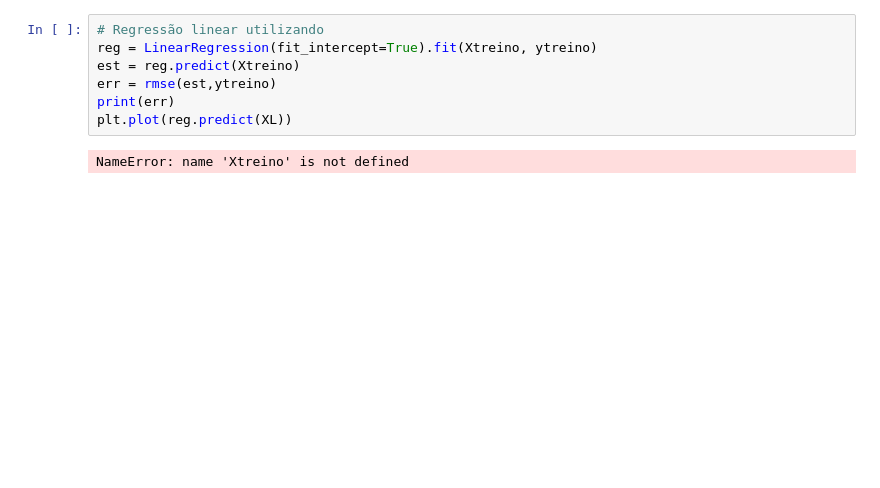
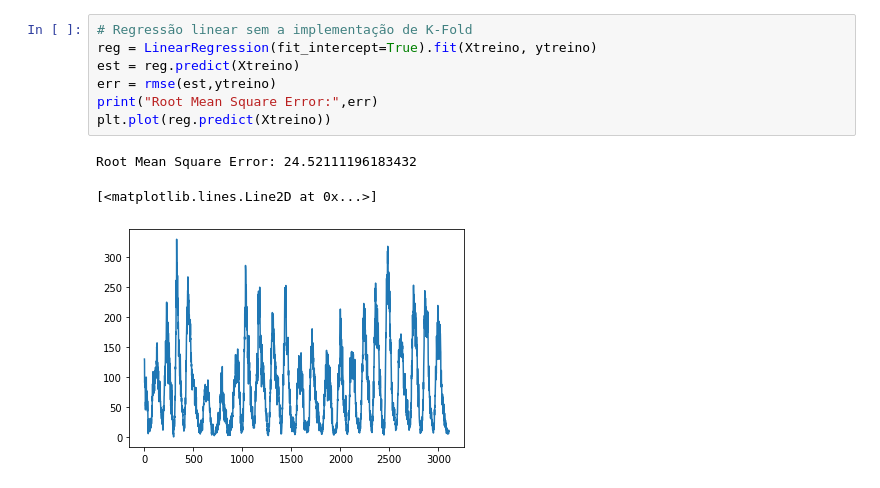
Before and after one commit to marinacer/EFC1, a Jupyter notebook: EFC1.ipynb, the cells around one changed output. Drawn from its saved outputs; the diff is of its cells as text; blank space fills up the shorter version.

```diff
--- a/EFC1.ipynb
+++ b/EFC1.ipynb
@@ -44,11 +45,13 @@ ytreino = y[:-120,:]
 def rmse(predictions, targets):
     return np.sqrt(np.mean((predictions-targets)**2))
 # %%
-# Regressão linear utilizando
+# Regressão linear sem a implementação de K-Fold
 reg = LinearRegression(fit_intercept=True).fit(Xtreino, ytreino)
 est = reg.predict(Xtreino)
 err = rmse(est,ytreino)
-print(err)
-plt.plot(reg.predict(XL))
+print("Root Mean Square Error:",err)
+plt.plot(reg.predict(Xtreino))
 # %% [output]
-NameError: name 'Xtreino' is not defined
+Root Mean Square Error: 24.52111196183432
+[<matplotlib.lines.Line2D at 0x...>]
+[figure, added]
```
Also changed, not shown: parts of 7 cells of this notebook.
